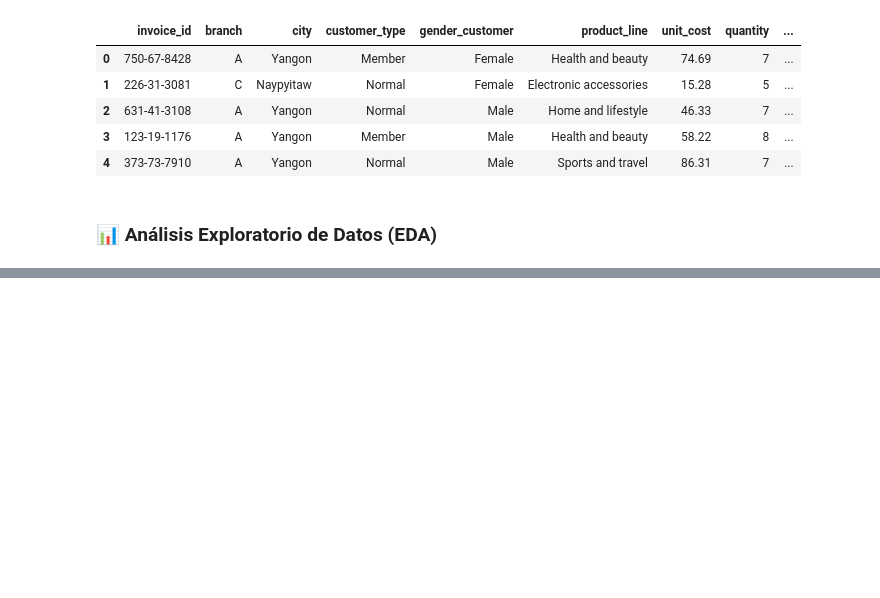
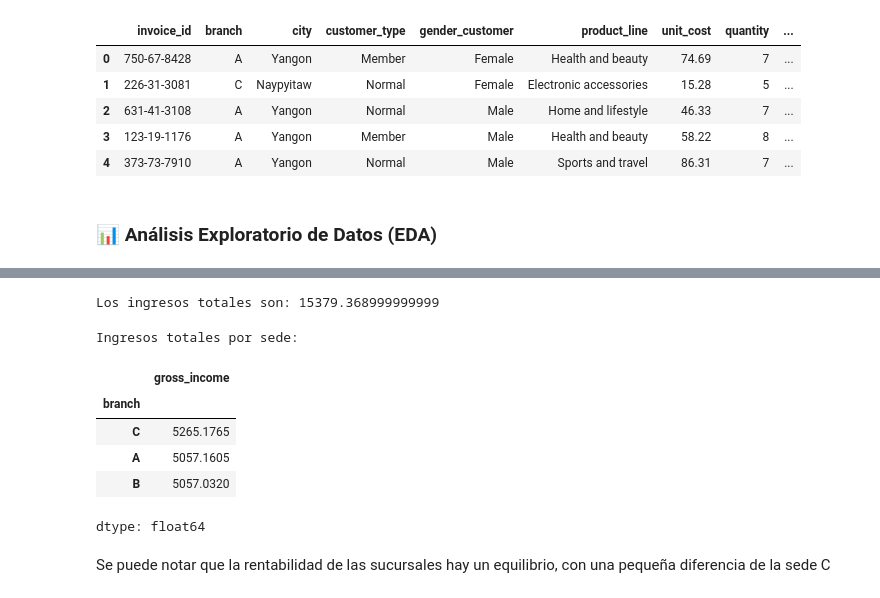
Before and after one commit to mrojash97/dataanalytics, a Jupyter notebook: Python/ANÁLISIS_EDA_Supermarket_Sales.ipynb, the cells around one changed output, grey strips where cells are left out. Saved outputs shown, nothing was run; the diff lists cells and outputs as text; code cells hidden in the pictures; blank space fills up the shorter version.

```diff
--- a/Python/ANÁLISIS_EDA_Supermarket_Sales.ipynb
+++ b/Python/ANÁLISIS_EDA_Supermarket_Sales.ipynb
@@ -131,0 +166,32 @@ data.head()
+# %%
+# Obtner los ingresos totales en toda la cadena
+
+# Calculando Total de ingresos'gross_income'
+total_Ingresos = data['gross_income'].sum()
+
+# Imprimir el resultado
+print(f"Los ingresos totales son: {total_Ingresos}")
+# %% [output]
+Los ingresos totales son: 15379.368999999999
+# %%
+# ::INGRESOS TOTALES POR SEDE::
+
+# Usamos la función groupby() para agrupar los datos por la columna sucursal, que representa las ramas A, B y C.
+ingresos_por_sede = data.groupby('branch')['gross_income'].sum()
+
+# Ordenar los ingresos totales en Descendente
+suc_mayor_ingreso = ingresos_por_sede.sort_values(ascending=False)
+
+# Imprimir los resultados
+print("Ingresos totales por sede:")
+suc_mayor_ingreso
+# %% [output]
+Ingresos totales por sede:
+|  | gross_income |
+| branch |  |
+| C | 5265.1765 |
+| A | 5057.1605 |
+| B | 5057.0320 |
+dtype: float64
+# %% [markdown]
+Se puede notar que la rentabilidad de las sucursales hay un equilibrio, con una pequeña diferencia de la sede C
```
Also changed, not shown: parts of 3 cells of this notebook.
